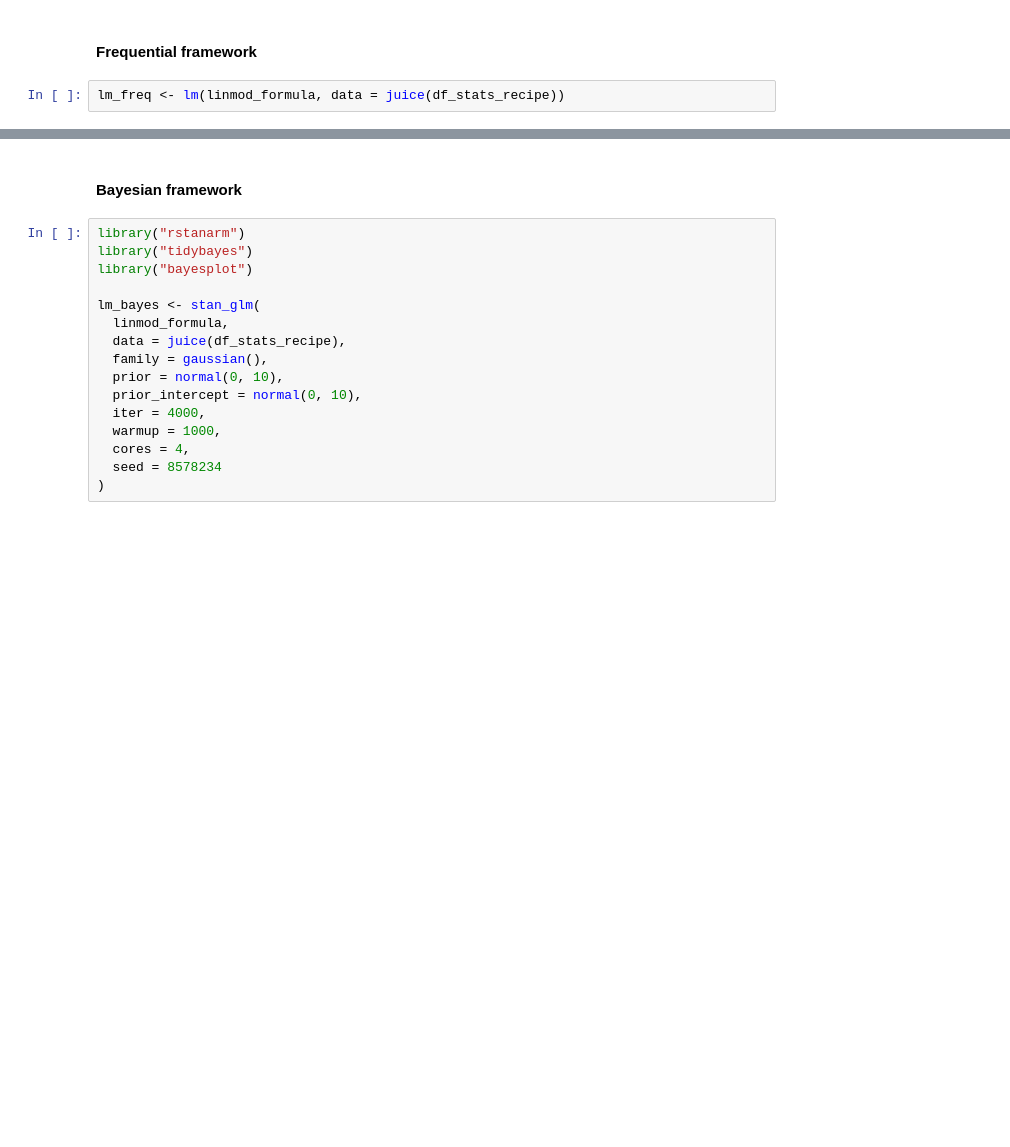
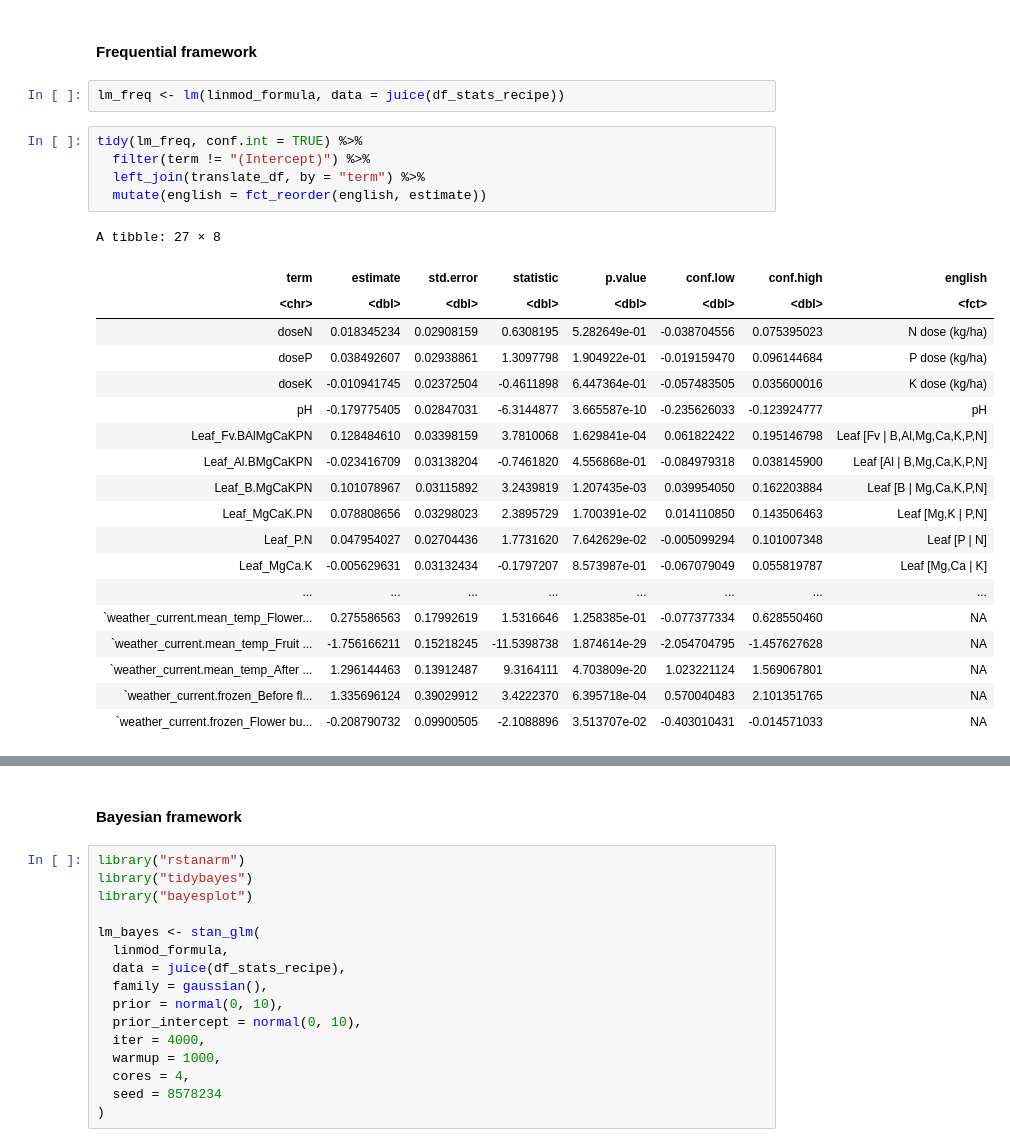
Before and after one commit to essicolo/2020_blueberry-ionomics, a Jupyter notebook: 01_stats.ipynb, the cells around one changed output, grey strips where cells are left out. Saved outputs shown, nothing was run; the diff lists cells and outputs as text; blank space fills up the shorter version.

```diff
--- a/01_stats.ipynb
+++ b/01_stats.ipynb
@@ -992,6 +1032,31 @@ df_stats_recipe <-
 #### Frequential framework
 # %%
 lm_freq <- lm(linmod_formula, data = juice(df_stats_recipe))
+# %%
+tidy(lm_freq, conf.int = TRUE) %>%
+  filter(term != "(Intercept)") %>%
+  left_join(translate_df, by = "term") %>%
+  mutate(english = fct_reorder(english, estimate))
+# %% [output]
+A tibble: 27 × 8
+| term | estimate | std.error | statistic | p.value | conf.low | conf.high | english |
+| <chr> | <dbl> | <dbl> | <dbl> | <dbl> | <dbl> | <dbl> | <fct> |
+| doseN | 0.018345234 | 0.02908159 | 0.6308195 | 5.282649e-01 | -0.038704556 | 0.075395023 | N dose (kg/ha) |
+| doseP | 0.038492607 | 0.02938861 | 1.3097798 | 1.904922e-01 | -0.019159470 | 0.096144684 | P dose (kg/ha) |
+| doseK | -0.010941745 | 0.02372504 | -0.4611898 | 6.447364e-01 | -0.057483505 | 0.035600016 | K dose (kg/ha) |
+| pH | -0.179775405 | 0.02847031 | -6.3144877 | 3.665587e-10 | -0.235626033 | -0.123924777 | pH |
+| Leaf_Fv.BAlMgCaKPN | 0.128484610 | 0.03398159 | 3.7810068 | 1.629841e-04 | 0.061822422 | 0.195146798 | Leaf [Fv | B,Al,Mg,Ca,K,P,N] |
+| Leaf_Al.BMgCaKPN | -0.023416709 | 0.03138204 | -0.7461820 | 4.556868e-01 | -0.084979318 | 0.038145900 | Leaf [Al | B,Mg,Ca,K,P,N] |
+| Leaf_B.MgCaKPN | 0.101078967 | 0.03115892 | 3.2439819 | 1.207435e-03 | 0.039954050 | 0.162203884 | Leaf [B | Mg,Ca,K,P,N] |
+| Leaf_MgCaK.PN | 0.078808656 | 0.03298023 | 2.3895729 | 1.700391e-02 | 0.014110850 | 0.143506463 | Leaf [Mg,K | P,N] |
+| Leaf_P.N | 0.047954027 | 0.02704436 | 1.7731620 | 7.642629e-02 | -0.005099294 | 0.101007348 | Leaf [P | N] |
+| Leaf_MgCa.K | -0.005629631 | 0.03132434 | -0.1797207 | 8.573987e-01 | -0.067079049 | 0.055819787 | Leaf [Mg,Ca | K] |
+| ... | ... | ... | ... | ... | ... | ... | ... |
+| `weather_current.mean_temp_Flower... | 0.275586563 | 0.17992619 | 1.5316646 | 1.258385e-01 | -0.077377334 | 0.628550460 | NA |
+| `weather_current.mean_temp_Fruit ... | -1.756166211 | 0.15218245 | -11.5398738 | 1.874614e-29 | -2.054704795 | -1.457627628 | NA |
+| `weather_current.mean_temp_After ... | 1.296144463 | 0.13912487 | 9.3164111 | 4.703809e-20 | 1.023221124 | 1.569067801 | NA |
+| `weather_current.frozen_Before fl... | 1.335696124 | 0.39029912 | 3.4222370 | 6.395718e-04 | 0.570040483 | 2.101351765 | NA |
+| `weather_current.frozen_Flower bu... | -0.208790732 | 0.09900505 | -2.1088896 | 3.513707e-02 | -0.403010431 | -0.014571033 | NA |
 # %%
 translate_df <- read_csv("data/translate_names.csv")
 
```
Also changed, not shown: parts of 36 cells of this notebook, 9 other files.
